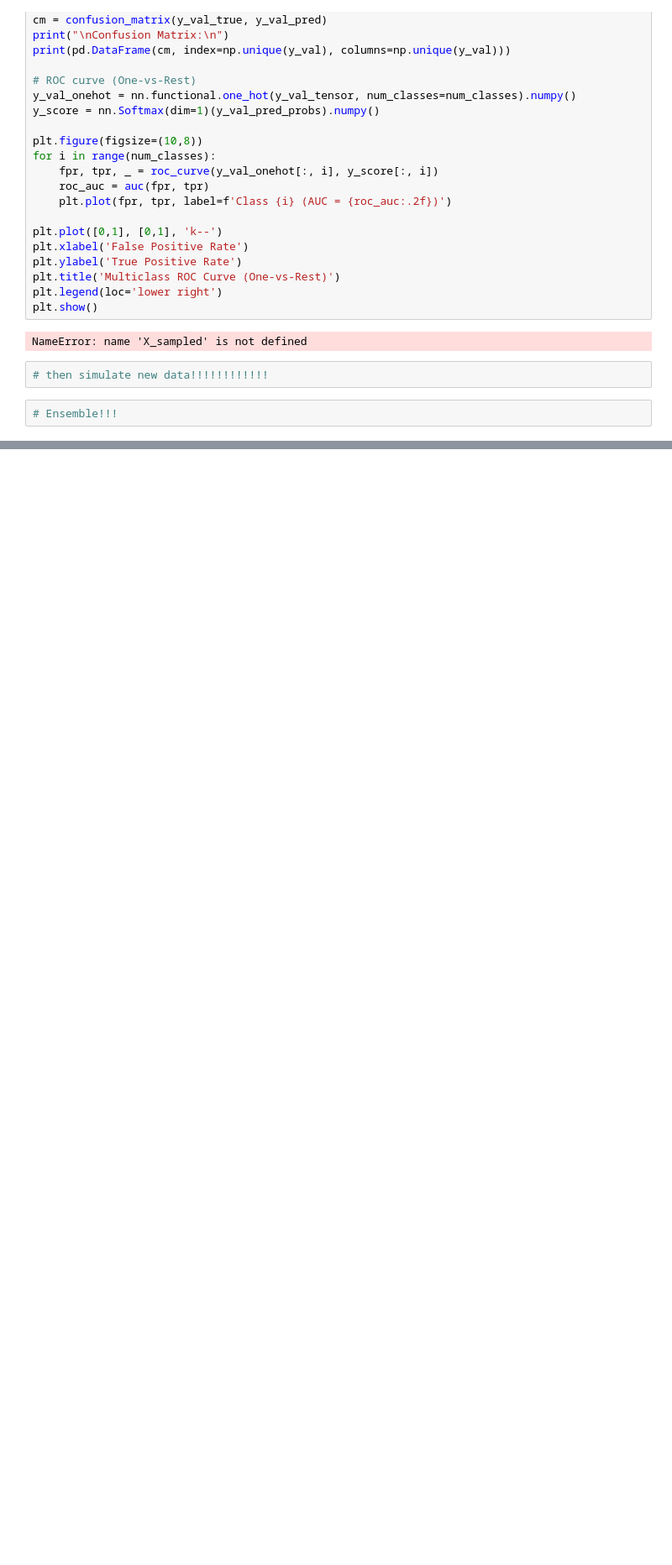
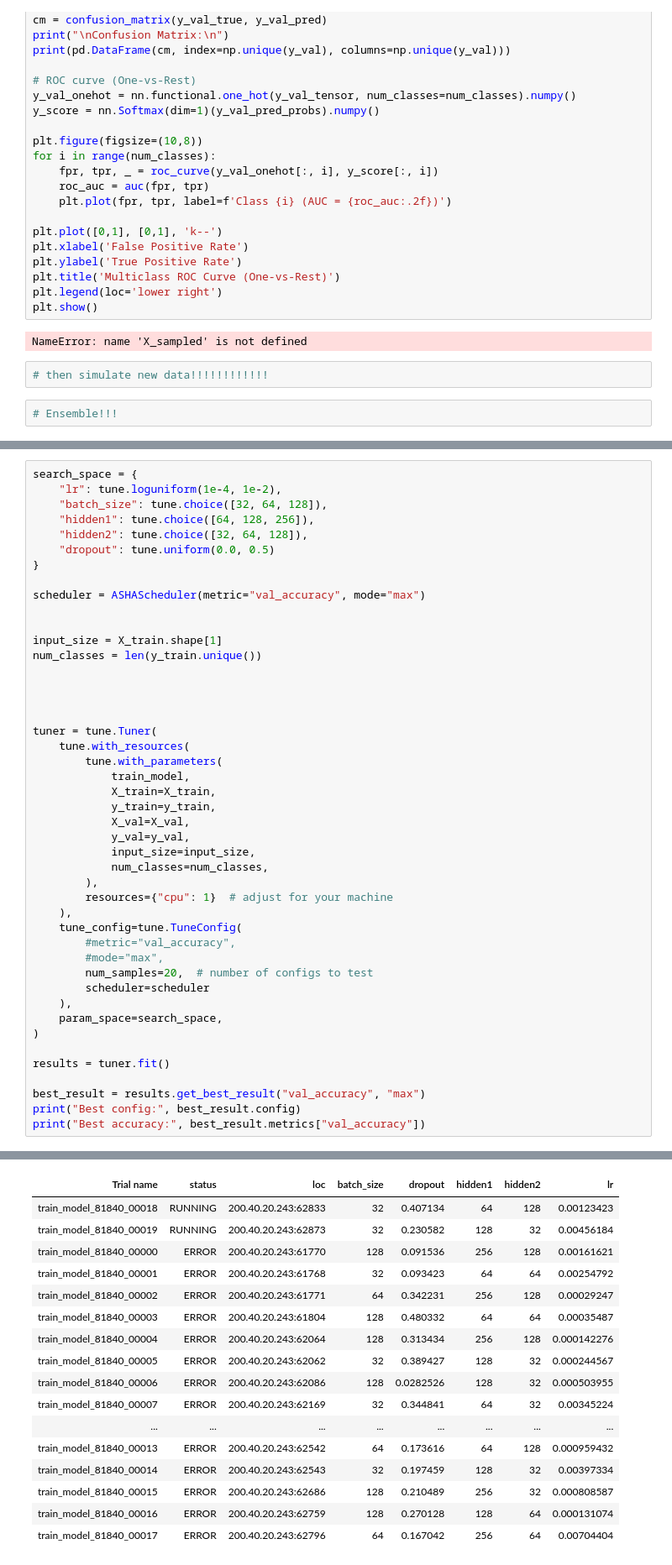
Before and after one commit to MNGARCIA085/AI-Driven-Network-Security, a Jupyter notebook: notebooks/EDA abnd quick prootyping.ipynb, the cells around one changed output, grey strips where cells are left out. Shown: that part at 84% size. Saved outputs shown, nothing was run; the diff lists cells and outputs as text; blank space fills up the shorter version.

```diff
--- a/notebooks/EDA abnd quick prootyping.ipynb
+++ b/notebooks/EDA abnd quick prootyping.ipynb
@@ -1058,0 +1148,46 @@ NameError: name 'X_sampled' is not defined
+# %%
+search_space = {
+    "lr": tune.loguniform(1e-4, 1e-2),
+    "batch_size": tune.choice([32, 64, 128]),
+    "hidden1": tune.choice([64, 128, 256]),
+    "hidden2": tune.choice([32, 64, 128]),
+    "dropout": tune.uniform(0.0, 0.5)
+}
+
+scheduler = ASHAScheduler(metric="val_accuracy", mode="max")
+
+
+input_size = X_train.shape[1]
+num_classes = len(y_train.unique())
+
+
+
+
+tuner = tune.Tuner(
+    tune.with_resources(
+        tune.with_parameters(
+            train_model,
+            X_train=X_train,
+            y_train=y_train,
+            X_val=X_val,
+            y_val=y_val,
+            input_size=input_size,
+            num_classes=num_classes,
+        ),
+        resources={"cpu": 1}  # adjust for your machine
+    ),
+    tune_config=tune.TuneConfig(
+        #metric="val_accuracy",
+        #mode="max",
+        num_samples=20,  # number of configs to test
+        scheduler=scheduler
+    ),
+    param_space=search_space,
+)
+
+results = tuner.fit()
+
+best_result = results.get_best_result("val_accuracy", "max")
+print("Best config:", best_result.config)
+print("Best accuracy:", best_result.metrics["val_accuracy"])
+# %% [output]
@@ -1058,0 +1222,17 @@ NameError: name 'X_sampled' is not defined
+| Trial name | status | loc | batch_size | dropout | hidden1 | hidden2 | lr |
+| train_model_81840_00018 | RUNNING | 200.40.20.243:62833 | 32 | 0.407134 | 64 | 128 | 0.00123423 |
+| train_model_81840_00019 | RUNNING | 200.40.20.243:62873 | 32 | 0.230582 | 128 | 32 | 0.00456184 |
+| train_model_81840_00000 | ERROR | 200.40.20.243:61770 | 128 | 0.091536 | 256 | 128 | 0.00161621 |
+| train_model_81840_00001 | ERROR | 200.40.20.243:61768 | 32 | 0.093423 | 64 | 64 | 0.00254792 |
+| train_model_81840_00002 | ERROR | 200.40.20.243:61771 | 64 | 0.342231 | 256 | 128 | 0.00029247 |
+| train_model_81840_00003 | ERROR | 200.40.20.243:61804 | 128 | 0.480332 | 64 | 64 | 0.00035487 |
+| train_model_81840_00004 | ERROR | 200.40.20.243:62064 | 128 | 0.313434 | 256 | 128 | 0.000142276 |
+| train_model_81840_00005 | ERROR | 200.40.20.243:62062 | 32 | 0.389427 | 128 | 32 | 0.000244567 |
+| train_model_81840_00006 | ERROR | 200.40.20.243:62086 | 128 | 0.0282526 | 128 | 32 | 0.000503955 |
+| train_model_81840_00007 | ERROR | 200.40.20.243:62169 | 32 | 0.344841 | 64 | 32 | 0.00345224 |
+| ... | ... | ... | ... | ... | ... | ... | ... |
+| train_model_81840_00013 | ERROR | 200.40.20.243:62542 | 64 | 0.173616 | 64 | 128 | 0.000959432 |
+| train_model_81840_00014 | ERROR | 200.40.20.243:62543 | 32 | 0.197459 | 128 | 32 | 0.00397334 |
+| train_model_81840_00015 | ERROR | 200.40.20.243:62686 | 128 | 0.210489 | 256 | 32 | 0.000808587 |
+| train_model_81840_00016 | ERROR | 200.40.20.243:62759 | 128 | 0.270128 | 128 | 64 | 0.000131074 |
+| train_model_81840_00017 | ERROR | 200.40.20.243:62796 | 64 | 0.167042 | 256 | 64 | 0.00704404 |
```
Also changed, not shown: parts of 3 cells of this notebook.
